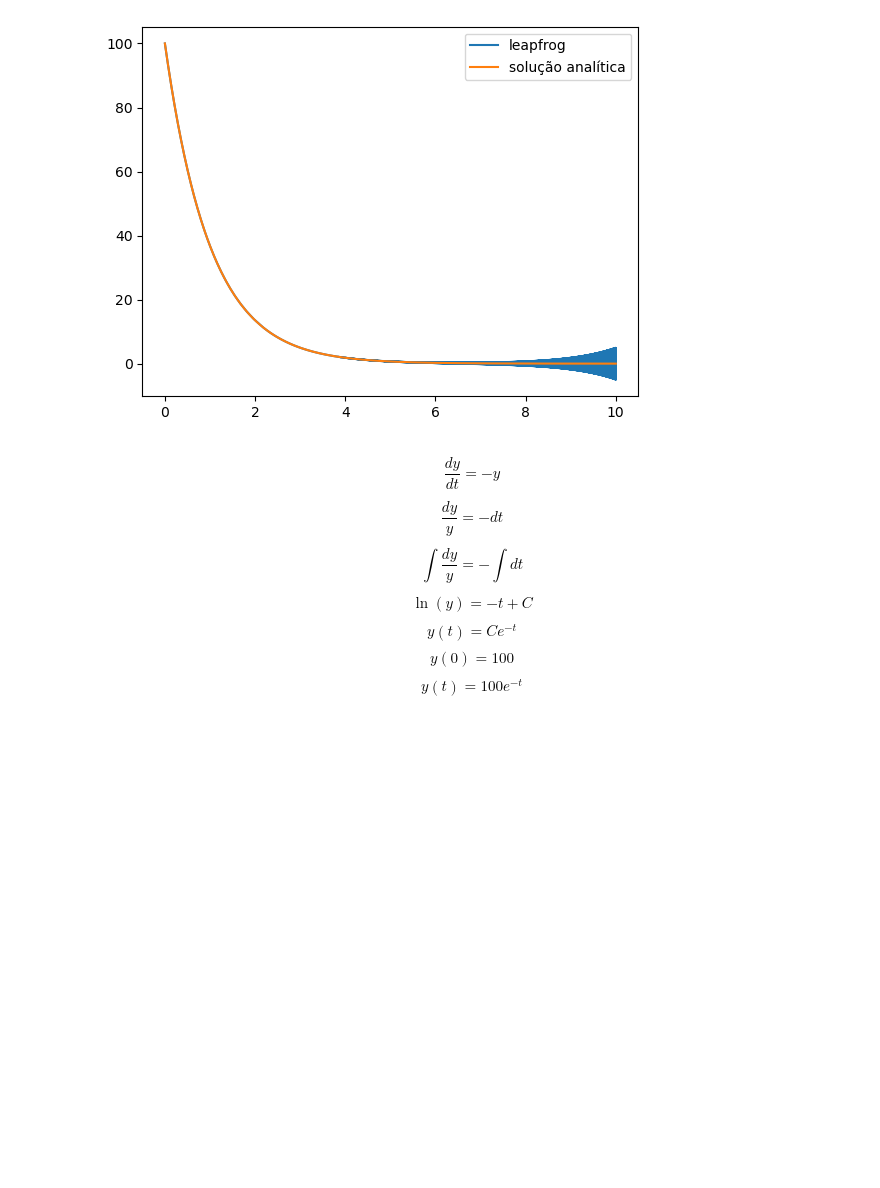
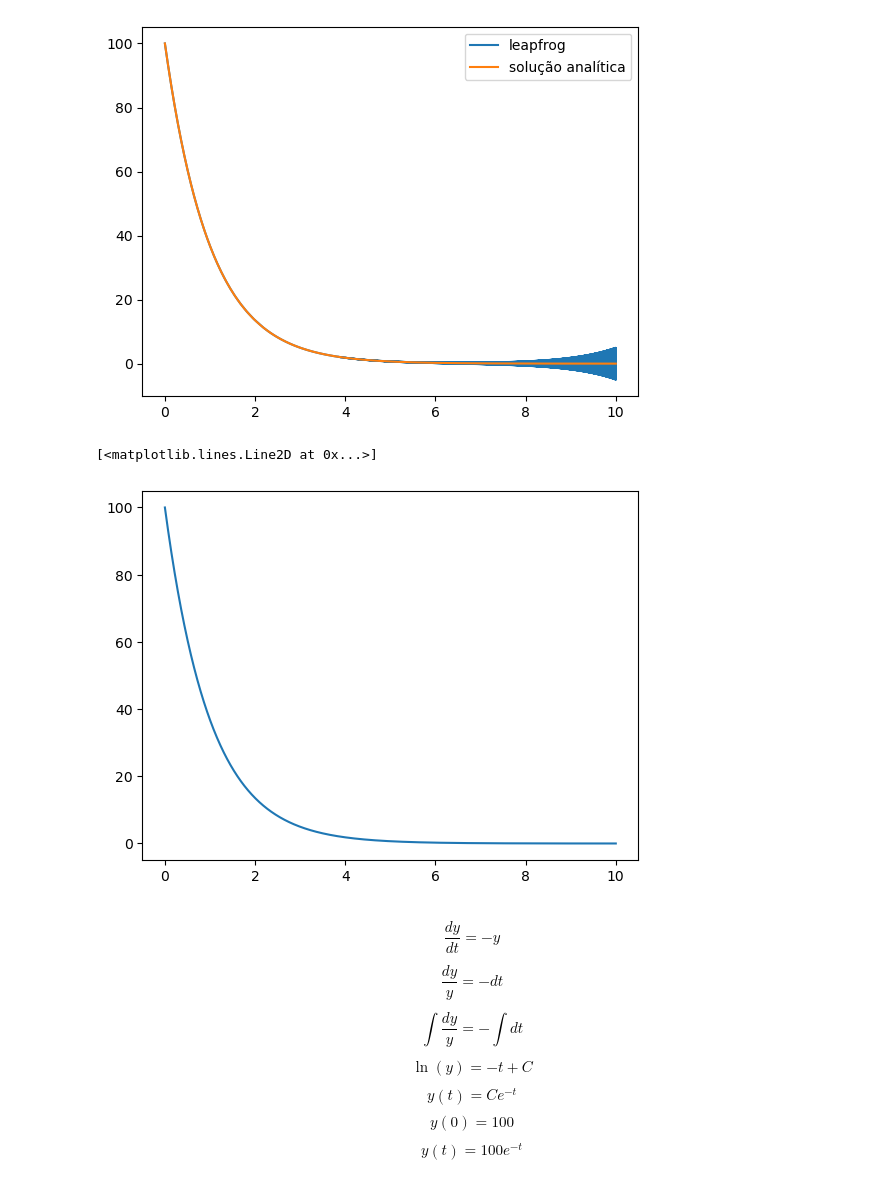
Before and after one commit to mickpires/scientific_computing_book, a Jupyter notebook: analise.ipynb, the cells around one changed output. Saved outputs shown, nothing was run; the diff lists cells and outputs as text; code cells hidden in the pictures; blank space fills up the shorter version.

Commit message:
finalizei o exercicio 2

```diff
--- a/analise.ipynb
+++ b/analise.ipynb
@@ -50,6 +51,20 @@ plt.legend()
 # %% [output]
 <matplotlib.legend.Legend at 0x...>
 [figure]
+# %%
+f = lambda x: -x
+
+k = .003
+t_final = 10
+t = np.linspace(0,10,int(np.ceil(t_final/k)))
+y = np.empty(t.shape,dtype=float)
+y[0] = 100
+
+y_trapezoidal = trapezoidal(f,y,k,tol=1e-3)
+plt.plot(t,y_trapezoidal)
+# %% [output]
+[<matplotlib.lines.Line2D at 0x...>]
+[figure, added]
 # %% [markdown]
 $$\frac{dy}{dt} = -y$$
 
```
Also changed, not shown: parts of 16 cells of this notebook, 1 other file.
